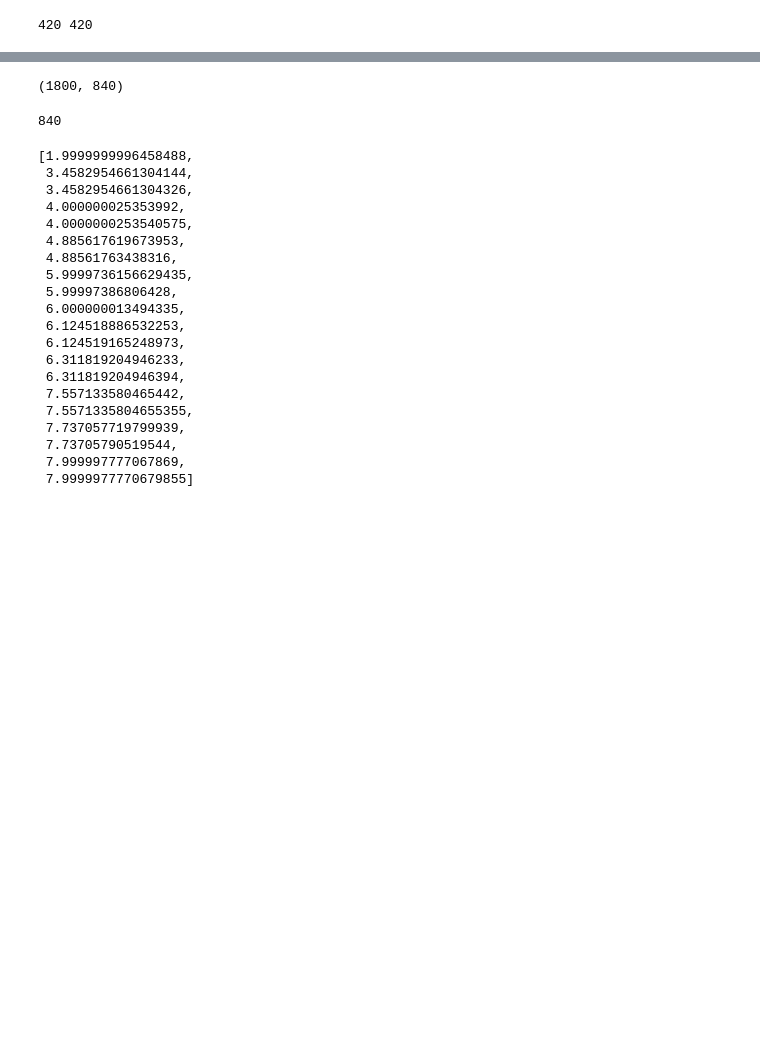
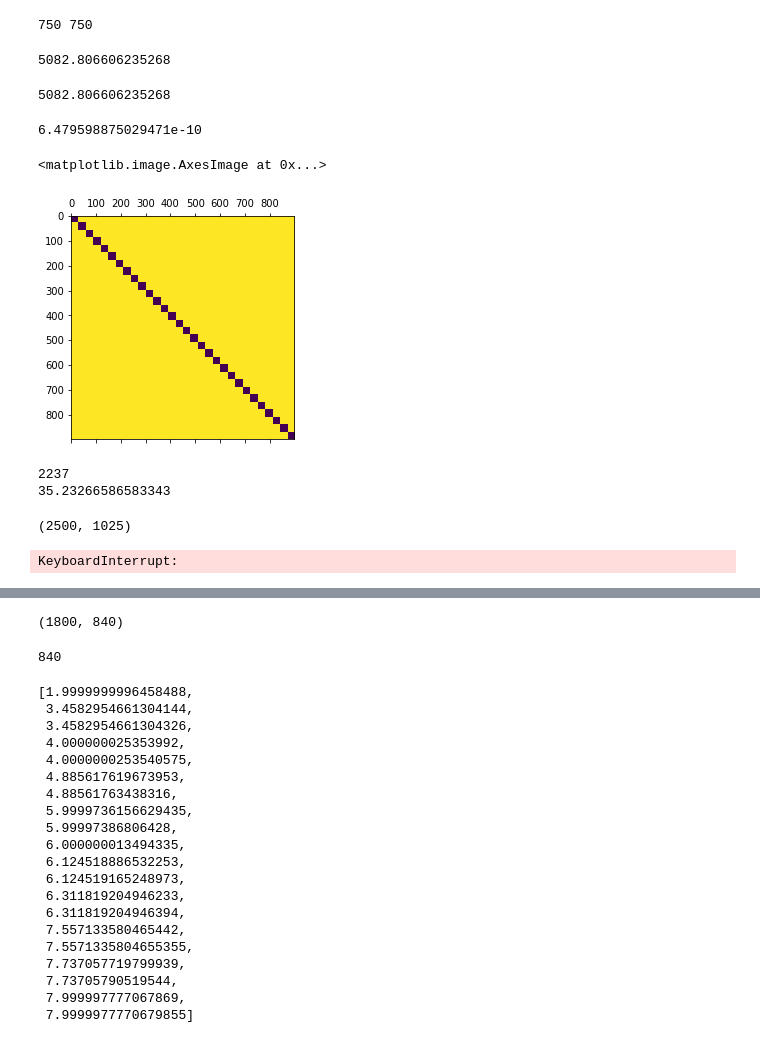
Before and after one commit to toonijn/PhD-thesis, a Jupyter notebook: img/chapter4/nm_alternative_solve.ipynb, the cells around one changed output, grey strips where cells are left out. Drawn from its saved outputs; the diff is of its cells as text; code cells hidden in the pictures; blank space fills up the shorter version.

```diff
--- a/img/chapter4/nm_alternative_solve.ipynb
+++ b/img/chapter4/nm_alternative_solve.ipynb
@@ -1,4 +1,6 @@
 # %%
+import os
+os.environ["SCIPY_USE_PROPACK"] = "1"
 from schrodinger import Schrodinger2D, Rectangle
 import numpy as np
 import scipy.linalg as spl
@@ -6,6 +8,6 @@ import scipy.linalg as spl
 def V(x, y):
     return x*x + y*y
 
-problem = Schrodinger2D(V, Rectangle(-10, 10, -10, 10), gridSize=[30,30], maxBasisSize=14)
+problem = Schrodinger2D(V, Rectangle(-10, 10, -10, 10), gridSize=[30,30], maxBasisSize=25)
 problem.eigenvalues(10)
 # %% [output]
@@ -22,8 +24,34 @@ problem.eigenvalues(10)
 # %%
-Bx, By = problem.Beta()
-Lx, Ly = map(np.diag, problem.Lambda())
+import scipy.sparse as sps
+import scipy.sparse.linalg as spsl
+
+Bx, By = map(sps.csr_matrix, problem.Beta())
+Lx, Ly = map(sps.csr_matrix, map(np.diag, problem.Lambda()))
 nx = Lx.shape[0]
 ny = Ly.shape[0]
 print(nx, ny)
 # %% [output]
-420 420
+750 750
+# %%
+A = Bx @ Lx @ np.linalg.solve((Bx.T @ Bx).todense(), Bx.T.todense()) #  + By @ Ly @ np.linalg.solve((By.T @ By).todense(), By.T.todense())
+np.linalg.norm(A.T - A)
+# %% [output]
+5082.806606235268
+# %%
+A = Bx @ Lx @ np.linalg.solve((Bx.T @ Bx).todense(), Bx.T.todense())
+np.linalg.norm(A.T - A)
+# %% [output]
+5082.806606235268
+# %%
+Bxb = Bx[:30,:25].todense()
+Lxb = Lx[:25,:25].todense()
+np.linalg.norm(Bxb @ Lxb @ np.linalg.solve(Bxb.T @ Bxb, Bxb.T) - A[:30,:30])
+# %% [output]
+6.479598875029471e-10
+# %%
+import matplotlib.pyplot as plt
+
+plt.matshow(A==0)
+# %% [output]
+<matplotlib.image.AxesImage at 0x...>
+[figure, added]
@@ -30 +67,26 @@ print(nx, ny)
+# %%
+import sparseqr
+BB = sps.bmat([[Bx, -By]])
+Q, R, E, rank = sparseqr.qr(BB.T, tolerance=1e-12)
+print(rank)
+
+where = np.abs(R.diagonal()) < 1e-2
+where = np.hstack((where, np.full((Q.shape[1] - min(R.shape),), True)))
+
+K = Q.todense()[:,where]
+print(np.linalg.norm(BB @ K))
+K.shape
+# %% [output]
+2237
+35.23266586583343
+(2500, 1025)
+# %%
+sorted(spsl.eigs(
+    A = sps.bmat([[Bx@Lx, By@Ly]]),
+    M=0.5*sps.bmat([[Bx, By]]),
+    which="SM",
+    k=20
+))[:20]
+# %% [output]
+KeyboardInterrupt:
 # %%
```
Also changed, not shown: parts of 9 cells of this notebook, 1 other file.
